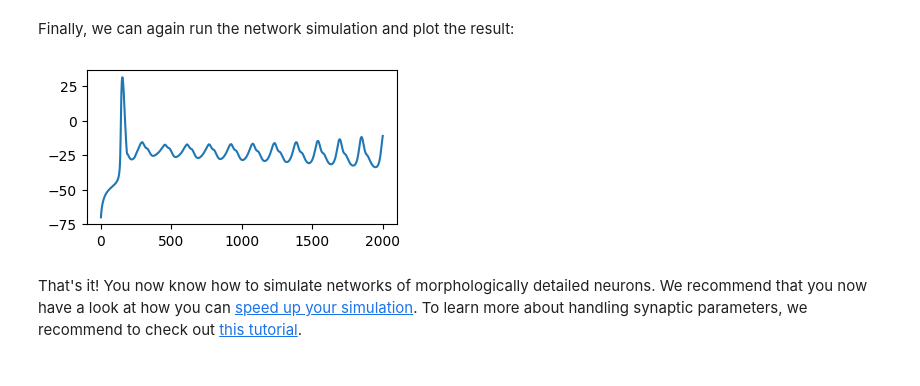
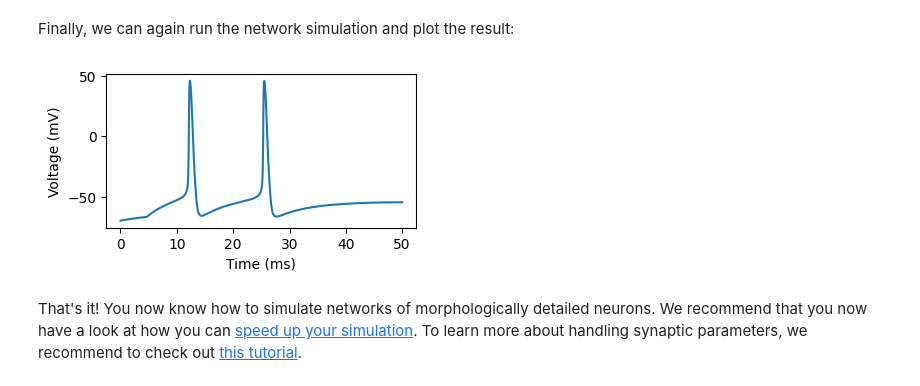
Before and after one commit to r-makarov/cns2025tutorial, a Jupyter notebook: jaxley_tutorial.ipynb, the cells around one changed output. Saved outputs shown, nothing was run; the diff lists cells and outputs as text; code cells hidden in the pictures.

```diff
--- a/jaxley_tutorial.ipynb
+++ b/jaxley_tutorial.ipynb
@@ -213,3 +174,5 @@ cell = jx.Cell(branch, parents=[-1, 0, 0, 1, 1, 2, 2])
+# %%
+cell = jx.read_swc("mini_cell.swc", ncomp=1)
 # %% [markdown]
 We can assemble multiple cells into a network by using `jx.Network`, which takes a list of `jx.Cell`s. Here, we assemble 11 cells into a network:
 # %%
@@ -327,12 +290,16 @@ Added 1 recordings. See `.recordings` for details.
 # %% [markdown]
 Finally, we can again run the network simulation and plot the result:
 # %%
-s = jx.integrate(net, delta_t=dt)
+voltages = jx.integrate(net, delta_t=dt)
 # %%
+time_vector = np.arange(0, t_max + 2 * dt, dt)
+
 fig, ax = plt.subplots(1, 1, figsize=(4, 2))
-_ = ax.plot(s.T)
+_ = ax.plot(time_vector, voltages.T)
+_ = ax.set_xlabel("Time (ms)")
+_ = ax.set_ylabel("Voltage (mV)")
 # %% [output]
-[figure, old version]
+[figure, new version]
 # %% [markdown]
 That's it! You now know how to simulate networks of morphologically detailed neurons. We recommend that you now have a look at how you can [speed up your simulation](https://jaxley.readthedocs.io/en/latest/tutorials/04_jit_and_vmap.html). To learn more about handling synaptic parameters, we recommend to check out [this tutorial](https://jaxley.readthedocs.io/en/latest/tutorials/09_advanced_indexing.html).
 # %% [markdown]
```
Also changed, not shown: parts of 57 cells of this notebook, 1 other file.
